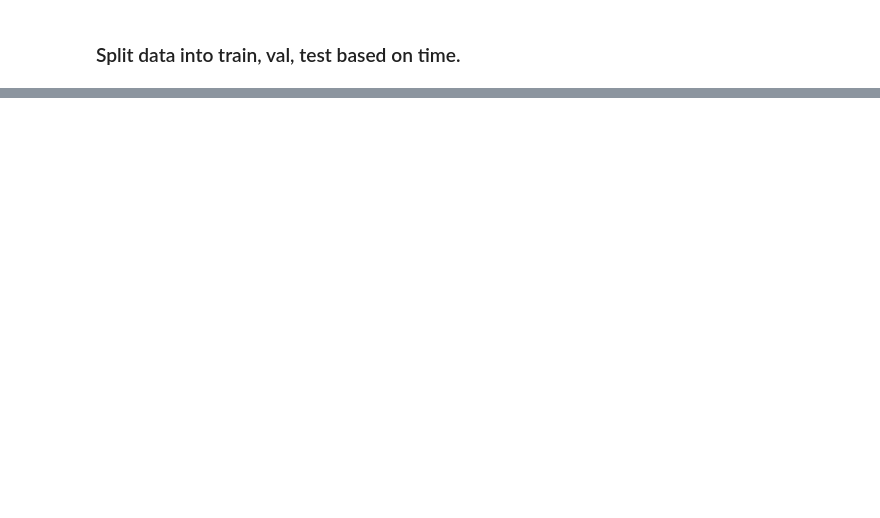
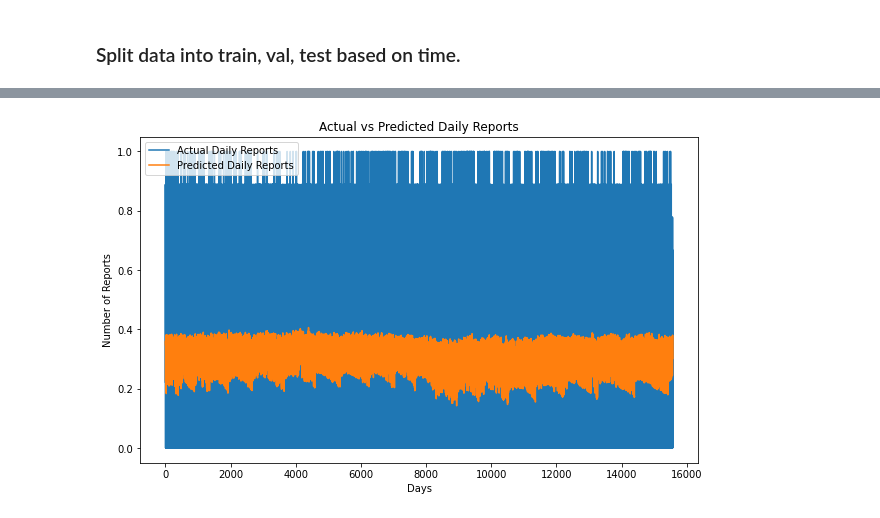
Before and after one commit to sdebes/Zuri_wie_neu_dashboard, a Jupyter notebook: ZWN_dashboard.ipynb, the cells around one changed output, grey strips where cells are left out. Cells and saved outputs as stored; diff of their text form; code cells hidden in the pictures; blank space fills up the shorter version.

```diff
--- a/ZWN_dashboard.ipynb
+++ b/ZWN_dashboard.ipynb
@@ -82,7 +67,8 @@ Name: service_notice, Length: 54145, dtype: object
 # %% [markdown]
 ## Inspect data
 # %%
-data_raw = pd.read_csv('C:/Users/simon/Desktop/Code/Zuri_wie_neu/data/stzh_zwn_meldungen_p.csv')
+data_raw = pd.read_csv('C:/Users/simon/Desktop/Code/Zuri_wie_neu_dashboard/ZWN_data/data/stzh_zwn_meldungen_p.csv')
+
 data_raw.head()
 # %% [output]
 |  | objectid | service_request_id | e | n | service_code | status | detail | media_url | ... |
@@ -195,7 +181,7 @@ from shapely import wkt
 from shapely.geometry import Point
 from shapely.geometry.polygon import Polygon
 # %%
-kreis_df = pd.read_csv('C:/Users/simon/Desktop/Code/ZHkreise/data/stzh_adm_stadtkreise_a.csv')
+kreis_df = pd.read_csv('C:/Users/simon/Desktop/Code/Zuri_wie_neu_dashboard/kreis_data/data/stzh_adm_stadtkreise_a.csv')
 kreis_df.rename(columns={"bezeichnung": "kreis_name"}, inplace=True)
 
 kreis_df.sort_values('name', inplace=True)
@@ -894,0 +677,94 @@ train_data
+# %%
+import numpy as np
+from sklearn.preprocessing import MinMaxScaler
+from tensorflow.keras.models import Sequential
+from tensorflow.keras.layers import LSTM, Dense, Input
+from tensorflow.keras.callbacks import EarlyStopping
+
+# Prepare the data
+df1 = df[['requested_datetime', 'service_name']].copy()
+
+# Extract time-based features
+df1.loc[:,'day'] = df1['requested_datetime'].dt.day
+df1.loc[:,'month'] = df1['requested_datetime'].dt.month
+df1.loc[:,'year'] = df1['requested_datetime'].dt.year
+df1.loc[:,'time_diff'] = df1['requested_datetime'].diff().dt.total_seconds().fillna(0)
+df1.loc[:,'service_name'] = df1['service_name'].astype('category').cat.codes
+
+train_split_end = '2022-01-01'
+val_split_end = '2023-01-01'
+
+# Train, validation, and test splits
+train_data = df1[df1['requested_datetime'] < train_split_end]
+val_data = df1[(df1['requested_datetime'] >= train_split_end) & (df1['requested_datetime'] < val_split_end)]
+test_data = df1[df1['requested_datetime'] >= val_split_end]
+
+# Drop 'requested_datetime' as it is not a feature for prediction
+train_data = train_data.drop(columns=['requested_datetime'])
+val_data   = val_data.drop(columns=['requested_datetime'])
+test_data  = test_data.drop(columns=['requested_datetime'])
+
+# Scaling the data
+scaler = MinMaxScaler()
+train_scaled = scaler.fit_transform(train_data)
+val_scaled   = scaler.transform(val_data)
+test_scaled  = scaler.transform(test_data)
+
+# Create sequences for LSTM
+def create_sequences(data, sequence_length):
+    X, y = [], []
+    for i in range(len(data) - sequence_length):
+        X.append(data[i:i+sequence_length])  # Use the first sequence_length as input
+        y.append(data[i+sequence_length, 0]) # Predict the next day's number of reports (assuming it's the first column)
+    return np.array(X), np.array(y)
+
+# Define sequence length
+sequence_length = 32
+
+# Create sequences
+X_train, y_train = create_sequences(train_scaled, sequence_length)
+X_val,   y_val   = create_sequences(val_scaled, sequence_length)
+X_test,  y_test  = create_sequences(test_scaled, sequence_length)
+
+# Define the model
+model = Sequential()
+model.add(Input(shape=(X_train.shape[1], X_train.shape[2])))  # Correct input shape for LSTM
+model.add(LSTM(50, activation='relu', return_sequences=True))
+model.add(LSTM(25, activation='relu'))
+model.add(Dense(1))  # Output shape is 1, since we're predicting a single value (number of reports)
+
+# Compile the model
+model.compile(optimizer='adam', loss='mse')
+
+# Define early stopping callback
+early_stopping = EarlyStopping(monitor='val_loss', patience=5, restore_best_weights=True)
+
+# Train the model with early stopping
+history = model.fit(
+    X_train, y_train,
+    epochs=0,  # Adjust the number of epochs as needed
+    batch_size=32,
+    validation_data=(X_val, y_val),
+    callbacks=[early_stopping],
+    verbose=1
+)
+
+# Evaluate the model
+loss = model.evaluate(X_test, y_test)
+print(f"Test loss: {loss}")
+
+# Predict on test data
+y_pred = model.predict(X_test)
+
+# To plot the predictions
+import matplotlib.pyplot as plt
+
+plt.figure(figsize=(10, 6))
+plt.plot(y_test, label='Actual Daily Reports')
+plt.plot(y_pred, label='Predicted Daily Reports')
+plt.xlabel('Days')
+plt.ylabel('Number of Reports')
+plt.title('Actual vs Predicted Daily Reports')
+plt.legend()
+plt.show()
+# %% [output]
@@ -894,0 +788 @@ train_data
+[figure, added]
```
Also changed, not shown: parts of 21 cells of this notebook, 3 other files.
